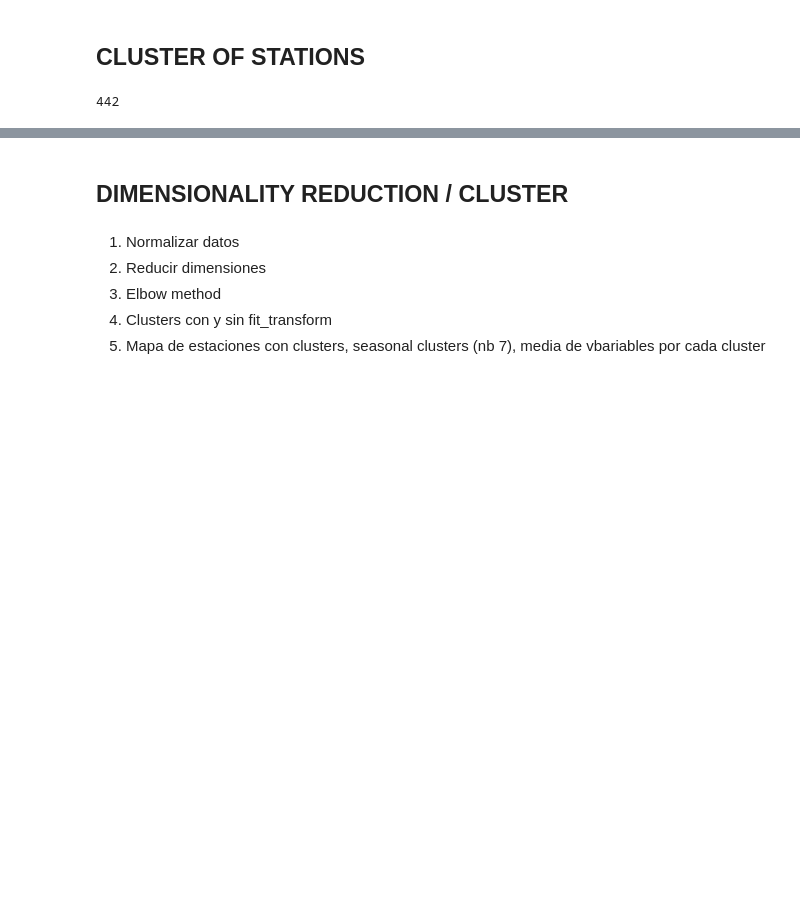
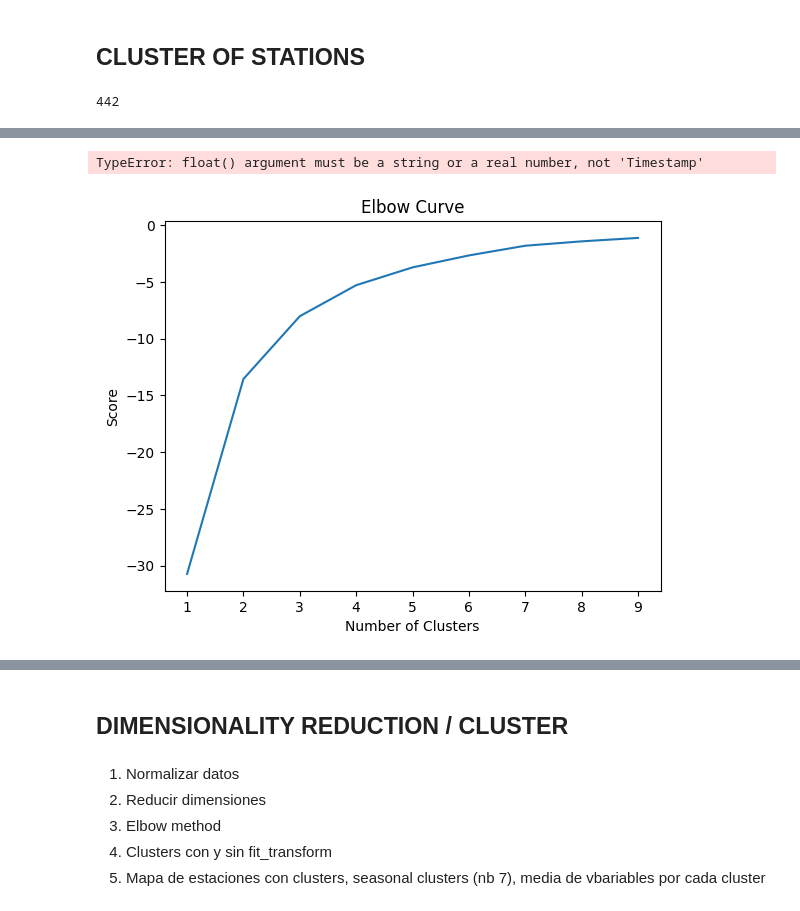
Before and after one commit to ivans14/BA_proj, a Jupyter notebook: Exploratory.ipynb, the cells around one changed output, grey strips where cells are left out. Drawn from its saved outputs; the diff is of its cells as text; code cells hidden in the pictures; blank space fills up the shorter version.

```diff
--- a/Exploratory.ipynb
+++ b/Exploratory.ipynb
@@ -283,6 +156,7 @@ merge
 ## Day of the week
 # %%
 count = 6
+merge['weekday'] = 0
 for i in range(len(merge)):
     merge['weekday'][i] = count
     count +=1
@@ -348,0 +279,22 @@ k=KMeans(K)
+# %%
+dbs2 = DBSCAN(min_samples=1000, eps=0.001)
+dbs2.fit(data_stations)
+# %% [output]
+TypeError: float() argument must be a string or a real number, not 'Timestamp'
+# %%
+data_stations = data_merge.copy()
+coordinates = data_stations[['start station longitude', 'start station latitude']][:int(len(data_stations)/20)]
+coordinates = coordinates.reset_index()
+K_clusters = range(1,10)
+kmeans = [KMeans(n_clusters=i) for i in K_clusters]
+Y_axis = coordinates[['start station latitude']]
+X_axis = coordinates[['start station longitude']]
+score = [kmeans[i].fit(Y_axis).score(Y_axis) for i in range(len(kmeans))]
+# Visualize
+plt.plot(K_clusters, score)
+plt.xlabel('Number of Clusters')
+plt.ylabel('Score')
+plt.title('Elbow Curve')
+plt.show()
+# %% [output]
+[figure, added]
```
Also changed, not shown: parts of 48 cells of this notebook, 1 other file.
